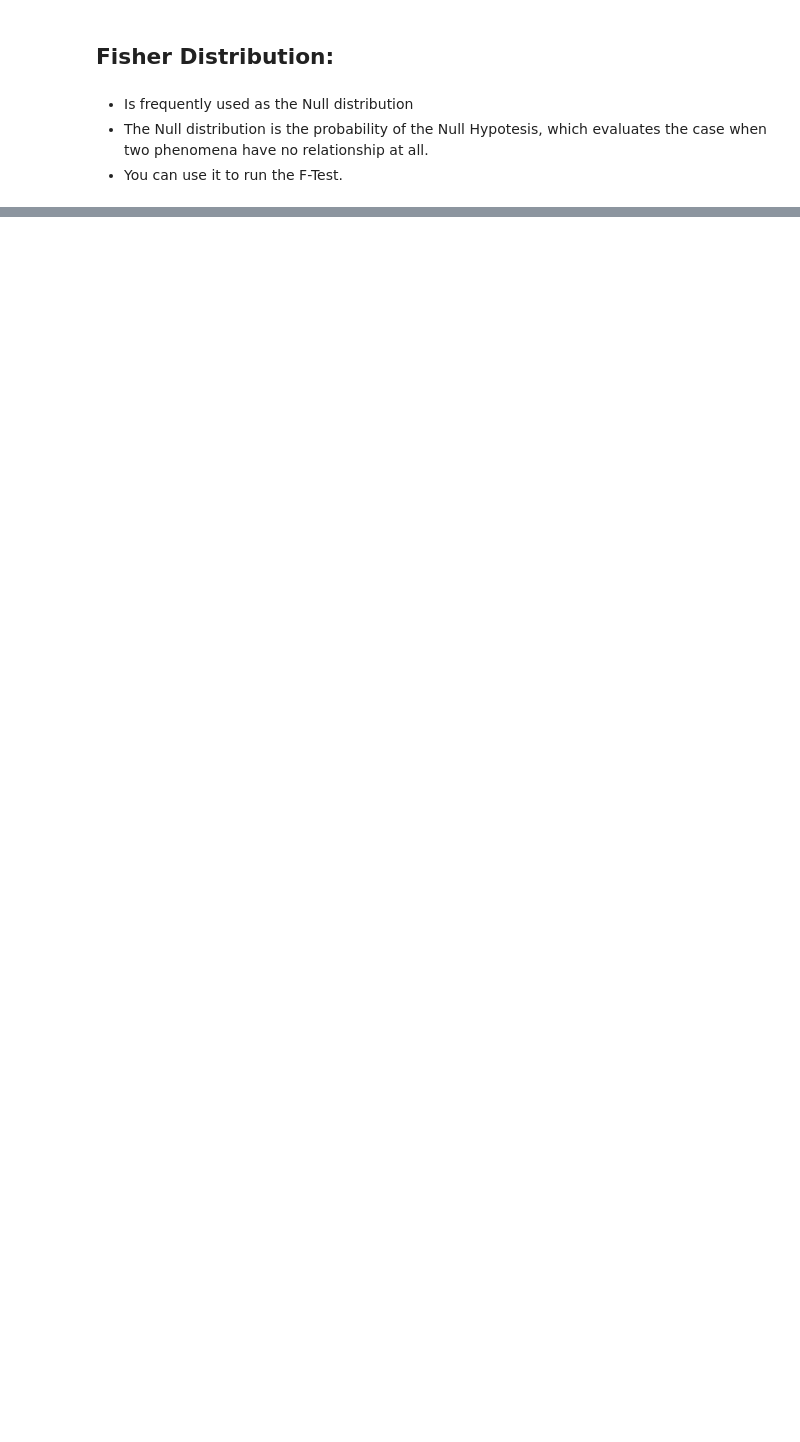
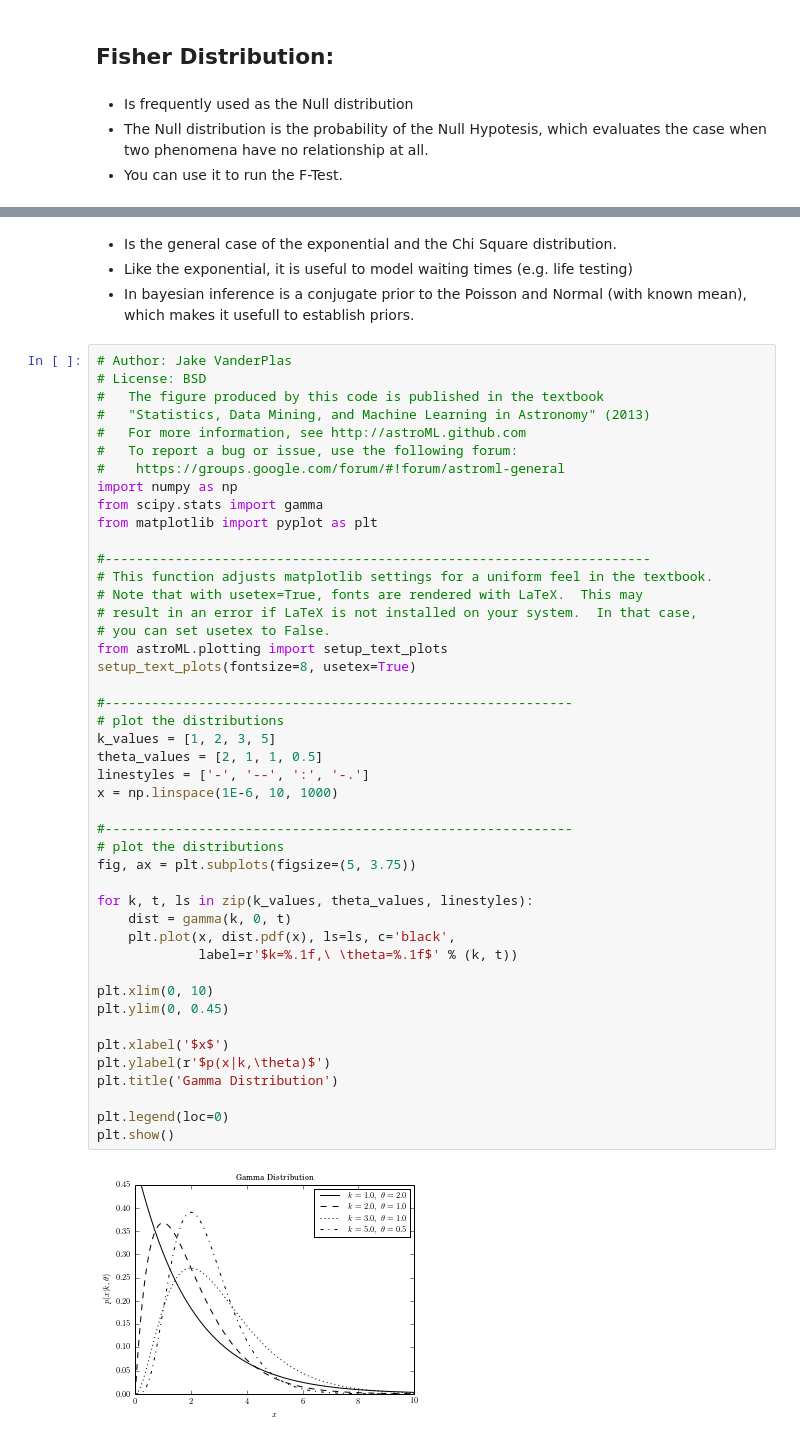
Before and after one commit to leonpalafox/astroml, a Jupyter notebook: astroml3_2.ipynb, the cells around one changed output, grey strips where cells are left out. Saved outputs shown, nothing was run; the diff lists cells and outputs as text; blank space fills up the shorter version.

```diff
--- a/astroml3_2.ipynb
+++ b/astroml3_2.ipynb
@@ -72,0 +124,51 @@ plt.show()
+# %% [markdown]
+* Is the general case of the exponential and the Chi Square distribution.
+* Like the exponential, it is useful to model waiting times (e.g. life testing)
+* In bayesian inference is a conjugate prior to the Poisson and Normal (with known mean), which makes it usefull to establish priors.
+# %%
+# Author: Jake VanderPlas
+# License: BSD
+#   The figure produced by this code is published in the textbook
+#   "Statistics, Data Mining, and Machine Learning in Astronomy" (2013)
+#   For more information, see http://astroML.github.com
+#   To report a bug or issue, use the following forum:
+#    https://groups.google.com/forum/#!forum/astroml-general
+import numpy as np
+from scipy.stats import gamma
+from matplotlib import pyplot as plt
+
+#----------------------------------------------------------------------
+# This function adjusts matplotlib settings for a uniform feel in the textbook.
+# Note that with usetex=True, fonts are rendered with LaTeX.  This may
+# result in an error if LaTeX is not installed on your system.  In that case,
+# you can set usetex to False.
+from astroML.plotting import setup_text_plots
+setup_text_plots(fontsize=8, usetex=True)
+
+#------------------------------------------------------------
+# plot the distributions
+k_values = [1, 2, 3, 5]
+theta_values = [2, 1, 1, 0.5]
+linestyles = ['-', '--', ':', '-.']
+x = np.linspace(1E-6, 10, 1000)
+
+#------------------------------------------------------------
+# plot the distributions
+fig, ax = plt.subplots(figsize=(5, 3.75))
+
+for k, t, ls in zip(k_values, theta_values, linestyles):
+    dist = gamma(k, 0, t)
+    plt.plot(x, dist.pdf(x), ls=ls, c='black',
+             label=r'$k=%.1f,\ \theta=%.1f$' % (k, t))
+
+plt.xlim(0, 10)
+plt.ylim(0, 0.45)
+
+plt.xlabel('$x$')
+plt.ylabel(r'$p(x|k,\theta)$')
+plt.title('Gamma Distribution')
+
+plt.legend(loc=0)
+plt.show()
+# %% [output]
+[figure, added]
```
Also changed, not shown: parts of 21 cells of this notebook, 1 other file.
